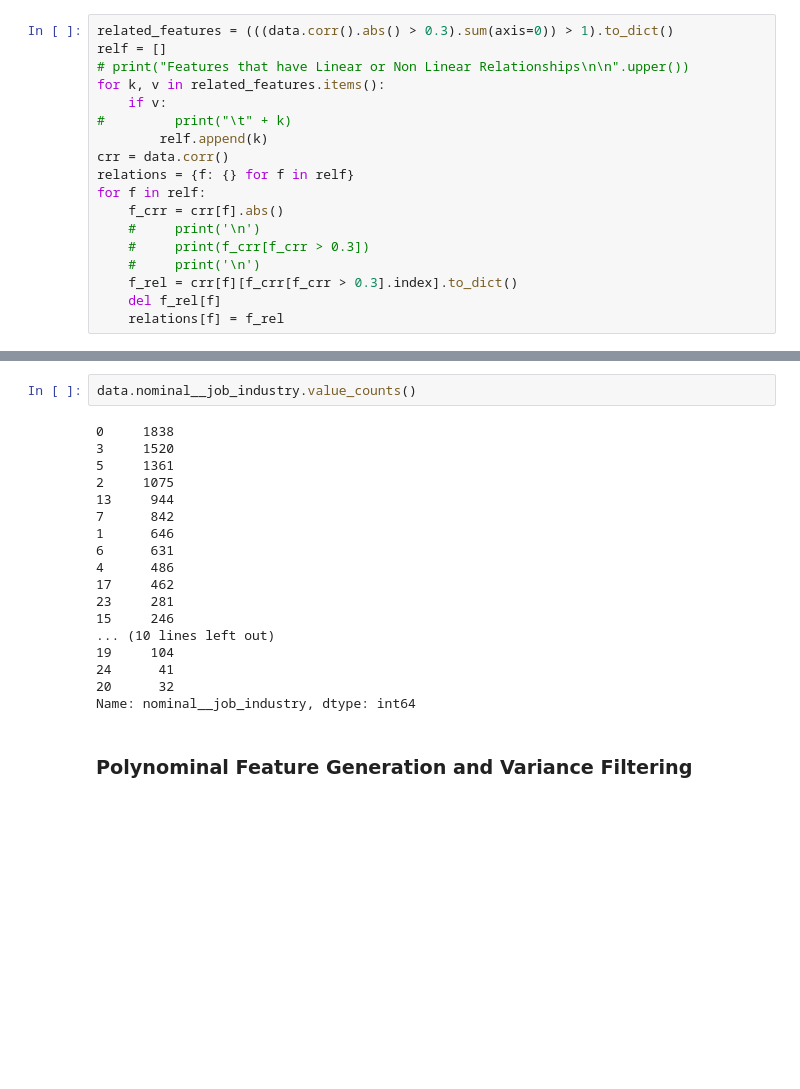
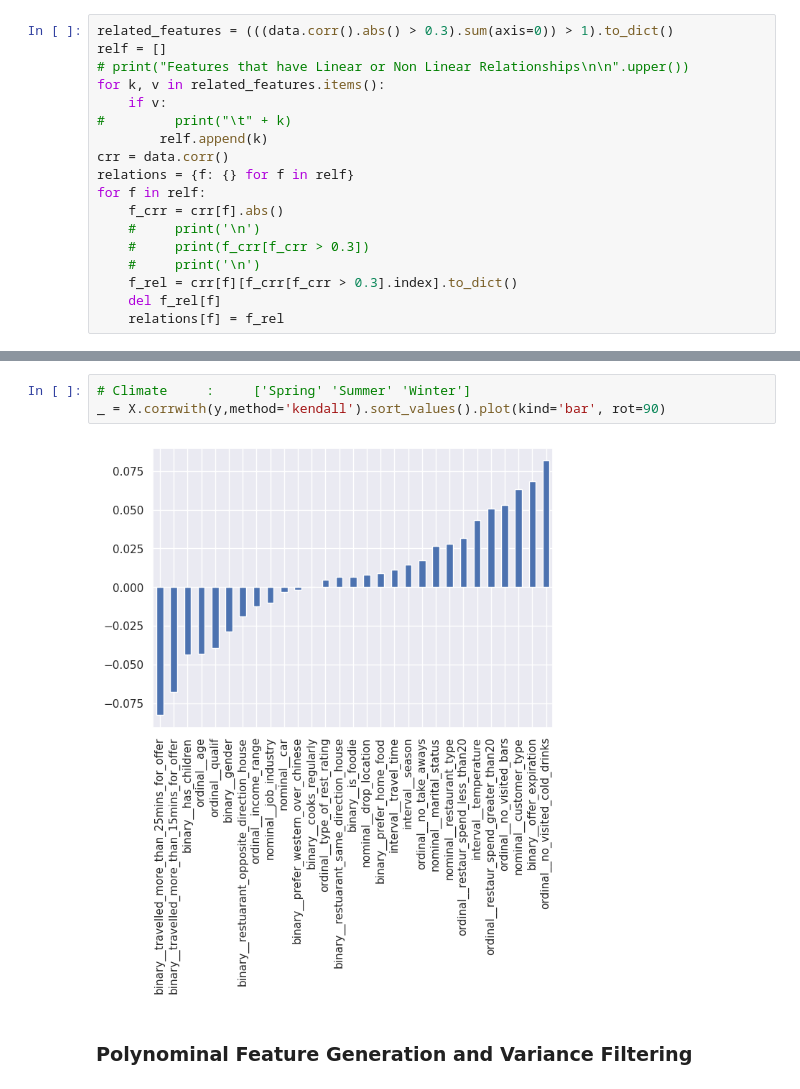
Before and after one commit to risan-raja/msiit, a Jupyter notebook: risan-raja-marketing-strategy-submission-sep-2022.ipynb, the cells around one changed output, grey strips where cells are left out. Saved outputs shown, nothing was run; the diff lists cells and outputs as text; blank space fills up the shorter version.

```diff
--- a/risan-raja-marketing-strategy-submission-sep-2022.ipynb
+++ b/risan-raja-marketing-strategy-submission-sep-2022.ipynb
@@ -513,25 +530,10 @@ nominal__climate             3
 nominal__drop_location       3
 dtype: int64
 # %%
-data.nominal__job_industry.value_counts()
+# Climate     :     ['Spring' 'Summer' 'Winter']
+_ = X.corrwith(y,method='kendall').sort_values().plot(kind='bar', rot=90)
 # %% [output]
-0     1838
-3     1520
-5     1361
-2     1075
-13     944
-7      842
-1      646
-6      631
-4      486
-17     462
-23     281
-15     246
-... (10 lines left out)
-19     104
-24      41
-20      32
-Name: nominal__job_industry, dtype: int64
+[figure, added]
 # %% [markdown]
 ### Polynominal Feature Generation and Variance Filtering
 # %%
```
Also changed, not shown: parts of 23 cells of this notebook, 3 other files.
